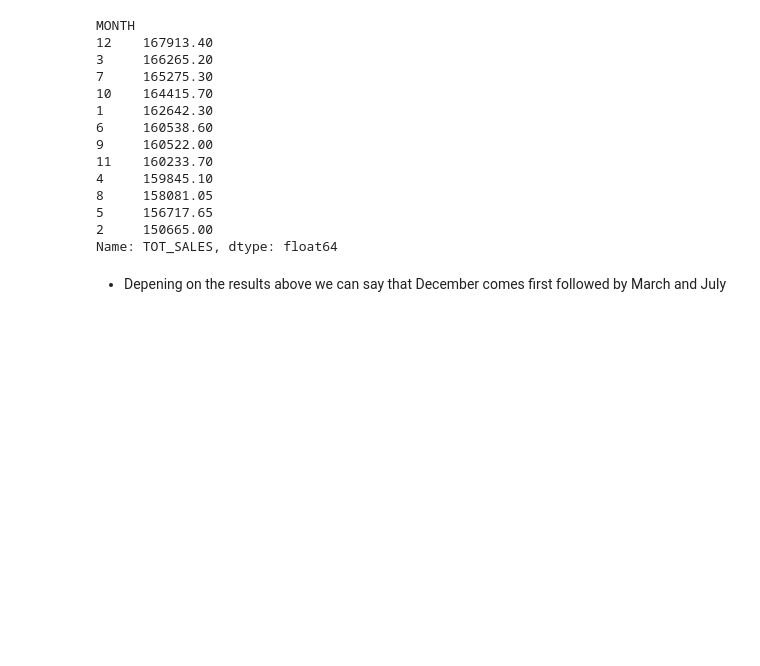
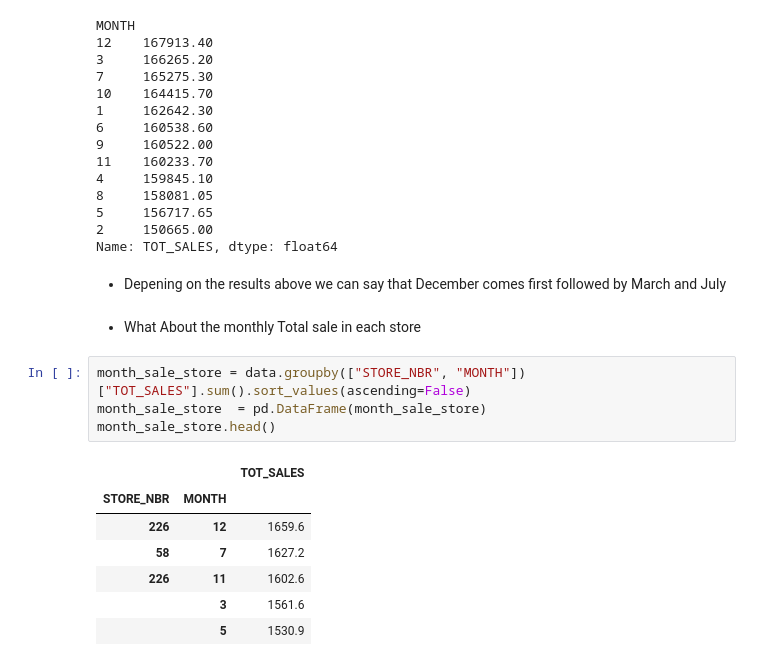
Before and after one commit to khairooo/Quantium-Internship-Experience, a Jupyter notebook: Task02_Retail_Strategy_and_Analytics.ipynb, the cells around one changed output. Drawn from its saved outputs; the diff is of its cells as text; blank space fills up the shorter version.

```diff
--- a/Task02_Retail_Strategy_and_Analytics.ipynb
+++ b/Task02_Retail_Strategy_and_Analytics.ipynb
@@ -127,3 +129,17 @@ MONTH
 Name: TOT_SALES, dtype: float64
 # %% [markdown]
 - Depening on the results above we can say that December comes first followed by March and July
+# %% [markdown]
+- What About the monthly Total sale in each store
+# %%
+month_sale_store = data.groupby(["STORE_NBR", "MONTH"])["TOT_SALES"].sum().sort_values(ascending=False)
+month_sale_store  = pd.DataFrame(month_sale_store)
+month_sale_store.head()
+# %% [output]
+|  |  | TOT_SALES |
+| STORE_NBR | MONTH |  |
+| 226 | 12 | 1659.6 |
+| 58 | 7 | 1627.2 |
+| 226 | 11 | 1602.6 |
+|  | 3 | 1561.6 |
+|  | 5 | 1530.9 |
```
Also changed, not shown: parts of 12 cells of this notebook.
